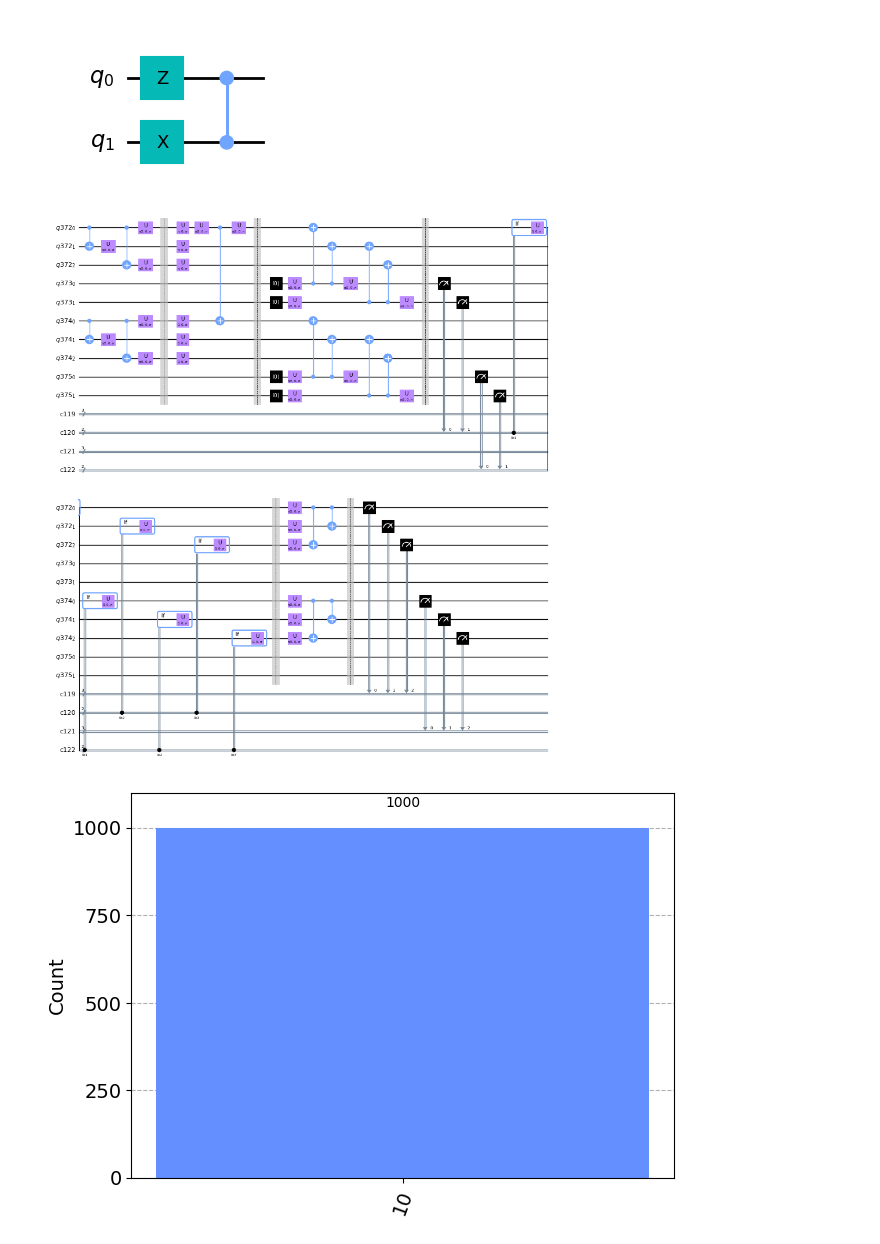
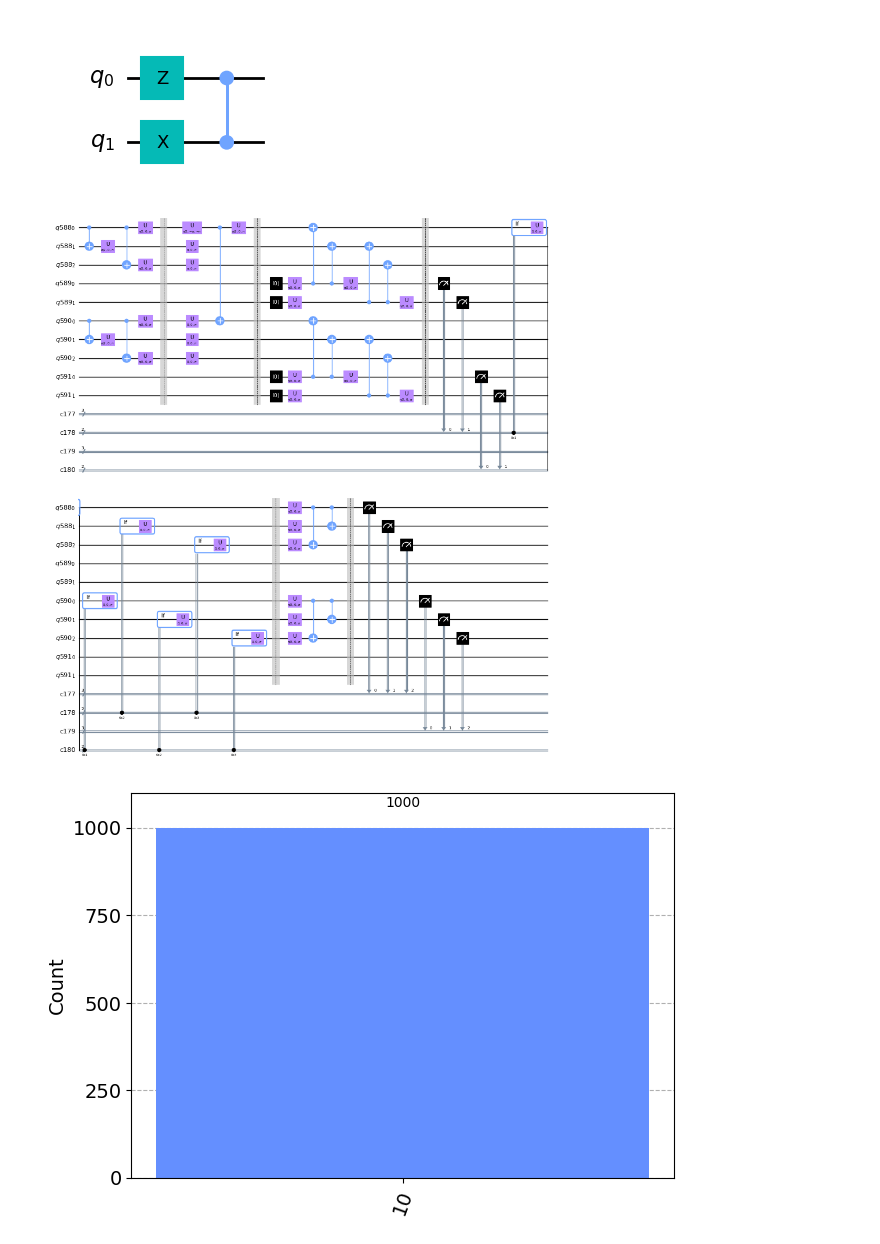
Before and after one commit to Pitt-JonesLab/quantum_logical, a Jupyter notebook: src/notebooks/qutrit_gates/04_encoded_ops.ipynb, the cells around one changed output. Cells and saved outputs as stored; diff of their text form; code cells hidden in the pictures.

```diff
--- a/src/notebooks/qutrit_gates/04_encoded_ops.ipynb
+++ b/src/notebooks/qutrit_gates/04_encoded_ops.ipynb
@@ -210,22 +208,22 @@ simple_input.draw("mpl")
 
 # simple_input.draw("mpl")
 # %%
-translator = EncodedCircuitExpansionPass(
+translator = LogicalEncodingTransform(
     encoding1, encoding1_lib, target_basis=["x", "z", "cx"]
 )
 simple_output_prep = translator(simple_input)
 
 # second, optimize within the encoded basis
 physical_basis_gates = ["u", "cx", "if_else"]
 simple_output = transpile(
     simple_output_prep,
     basis_gates=physical_basis_gates,
-    optimization_level=0,
+    optimization_level=3,
 )
 
 simple_output.draw("mpl", scale=0.5)
 # %% [output]
-[figure, old version]
+[figure, new version]
 # %%
 from qiskit import Aer
 from qiskit.visualization import plot_histogram
```
Also changed, not shown: parts of 5 cells of this notebook, 2 other files.
